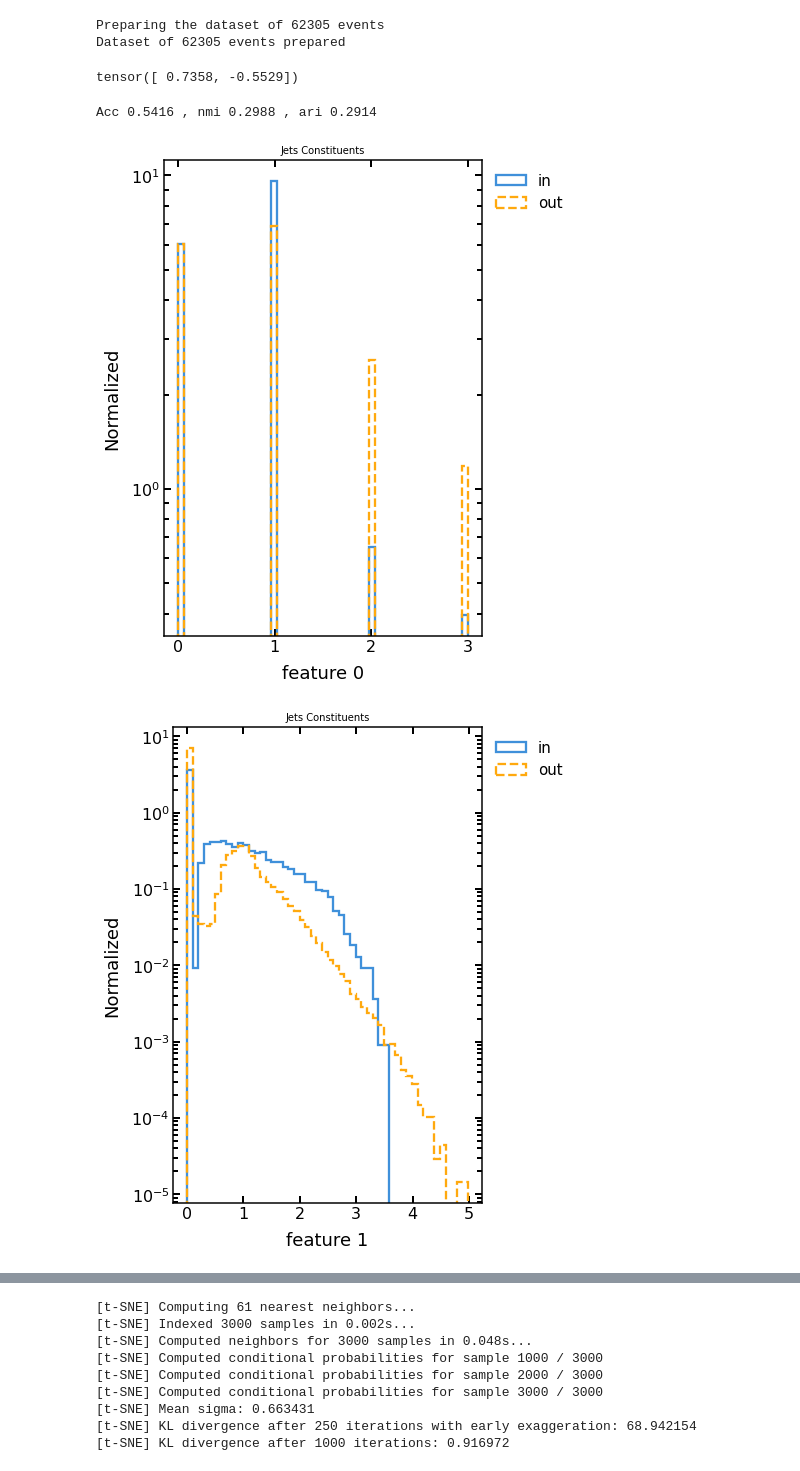
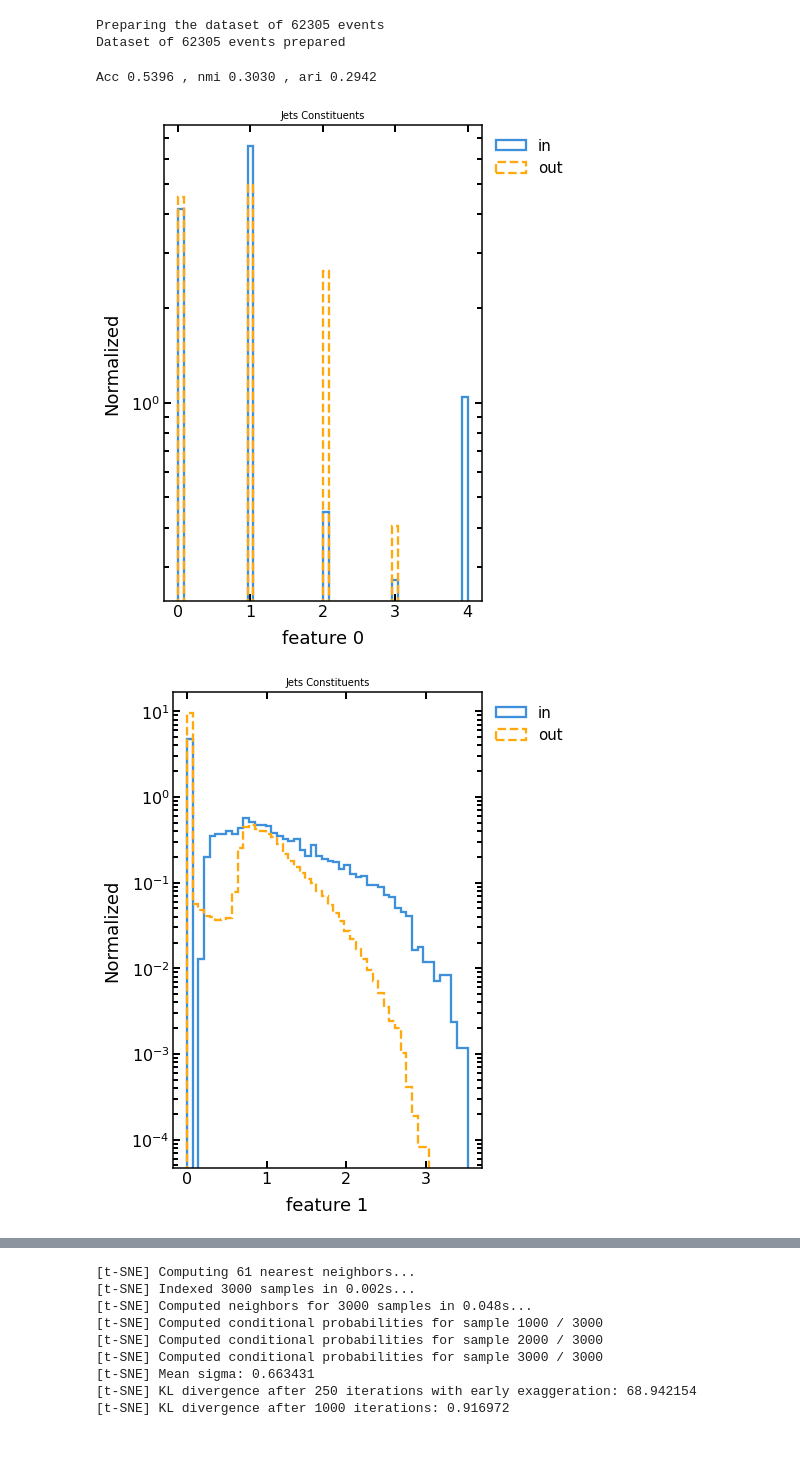
Before and after one commit to chernyavskaya/AnomalyClustering, a Jupyter notebook: testing_graph_clustering.ipynb, the cells around one changed output, grey strips where cells are left out. Drawn from its saved outputs; the diff is of its cells as text; code cells hidden in the pictures.

Commit message:
added predicting global features of the graph, met

```diff
--- a/testing_graph_clustering.ipynb
+++ b/testing_graph_clustering.ipynb
@@ -61,10 +61,10 @@ file_dataset[:,:,3] = np.log(file_dataset[:,:,3]+1)
 datas = []
 tot_evt =  file_dataset.shape[0]# int(1e4)
 print('Preparing the dataset of {} events'.format(tot_evt))
-n_objs = 12
+n_objs = 11
 #adj = [csr_matrix(np.ones((n_objs,n_objs)) - np.eye(n_objs))]*tot_evt
 #edge_index = [from_scipy_sparse_matrix(a)[0] for a in adj]
-adj_non_con = make_adjacencies(file_dataset)
+adj_non_con = make_adjacencies(file_dataset[:,1:,:])
 adj_non_connected = [csr_matrix(adj_non_con[i]) for i in range(tot_evt)]
 edge_index = [from_scipy_sparse_matrix(a)[0] for a in adj_non_connected]
 
@@ -79,10 +79,6 @@ device = torch.device('cuda:0' if torch.cuda.is_available() else 'cpu')
 # %% [output]
 Preparing the dataset of 62305 events
 Dataset of 62305 events prepared
-# %%
-datas[0].x_met
-# %% [output]
-tensor([ 0.7358, -0.5529])
 # %%
 from sklearn.metrics import adjusted_rand_score as ari_score
 from sklearn.metrics.cluster import normalized_mutual_info_score as nmi_score
@@ -102,7 +98,7 @@ for num_cluster in [3]:
     ).to(device)
 
     model.load_state_dict(torch.load(
-"/eos/user/n/nchernya/MLHEP/AnomalyDetection/AnomalyClustering/IDEC/data_graph/graph_ae_pretrain_top_3_emb_log_real_part_huber_fullmodel_num_clust_{}.pkl".format(num_cluster)))
+"/eos/user/n/nchernya/MLHEP/AnomalyDetection/AnomalyClustering/IDEC/data_graph/graph_ae_pretrain_top_3_emb_log_real_part_huber_met_fullmodel_num_clust_{}.pkl".format(num_cluster)))
 
     batch_size=256
     test_loader = DataLoader(
@@ -112,7 +108,8 @@ for num_cluster in [3]:
     true_labels = []
     model.eval()
 
-    pred_features = np.array([model.forward(d.x.to(device),d.edge_index.to(device),d.batch.to(device))[0].data.cpu().numpy() for i,d in enumerate(test_loader)])
+    pred_features = np.array([model.forward(d.to(device))[0].data.cpu().numpy() for i,d in enumerate(test_loader)])
+    pred_features_met = np.array([model.forward(d.to(device))[1].data.cpu().numpy() for i,d in enumerate(test_loader)])
     emb_input = []
     #for i,d in enumerate(test_loader):
     #    model.forward(d.x.to(device),d.edge_index.to(device),d.batch.to(device))
@@ -131,35 +128,43 @@ for num_cluster in [3]:
     num_clusters_dict[num_cluster]['db_score'] = davies_bouldin_score(latent_pred[idx], predicted_reassigned[idx])
     num_clusters_dict[num_cluster]['ch_score'] = calinski_harabasz_score(latent_pred[idx], predicted_reassigned[idx])
 # %% [output]
-Acc 0.5416 , nmi 0.2988 , ari 0.2914
+Acc 0.5396 , nmi 0.3030 , ari 0.2942
 # %%
 sys.path.append(os.path.abspath(os.path.join('../')))
 import vande.util.util_plotting as vande_plot
 reload(vande_plot)
 
 #t = file_dataset[:int(1e3),:,2:]
 #t = t.reshape((t.shape[0])*t.shape[1],t.shape[2])
 
 #t = np.vstack(emb_input)
 
 t = file_dataset[:int(1e3),:,1:]
 t = t.reshape((t.shape[0])*t.shape[1],t.shape[2])
 
-pred_features = np.array([model.forward(d.x.to(device),d.edge_index.to(device),d.batch.to(device))[0].data.cpu().numpy() for i,d in enumerate(test_loader)])
+pred_features = np.array([model.forward(d.to(device))[0].data.cpu().numpy() for i,d in enumerate(test_loader)])
 pred_features_small = pred_features[:,:,4:]
 
 pr_f = np.expand_dims(np.argmax(np.exp(pred_features[:,:,0:4]),axis=-1),axis=-1)
 pred_features_small = np.concatenate([pr_f,pred_features[:,:,4:]],axis=-1)
 
 pred_features_2 = pred_features_small.reshape((pred_features_small.shape[0])*pred_features_small.shape[1],pred_features_small.shape[2])
 
-
+t_met = file_dataset[:int(1e3),0:1,[2,5]]
+t_met = t_met.reshape((t_met.shape[0])*t_met.shape[1],t_met.shape[2])
+pred_met = pred_features_met.reshape((pred_features_met.shape[0]*pred_features_met.shape[1],pred_features_met.shape[2]))
 
 vande_plot.plot_features([t,pred_features_2], 'feature' ,
                              'Normalized' , 'Jets Constituents',
                              plotname='test',
                              legend=['in','out'],
                               ylogscale=True)
+
+vande_plot.plot_features([t_met,pred_met], 'feature' ,
+                             'Normalized' , 'Jets Constituents',
+                             plotname='test',
+                             legend=['in','out'],
+                              ylogscale=True)
 # %% [output]
-[figure, old version]
+[figure, new version]
-[figure, old version]
+[figure, new version]
```
Also changed, not shown: parts of 12 cells of this notebook, 1 other file.
